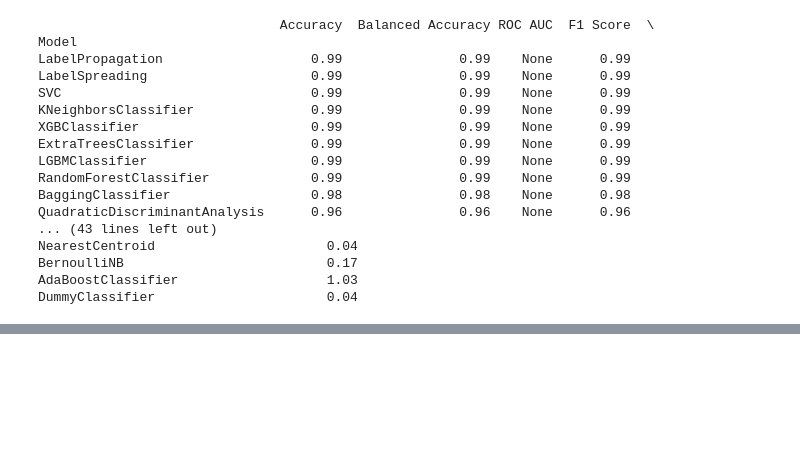
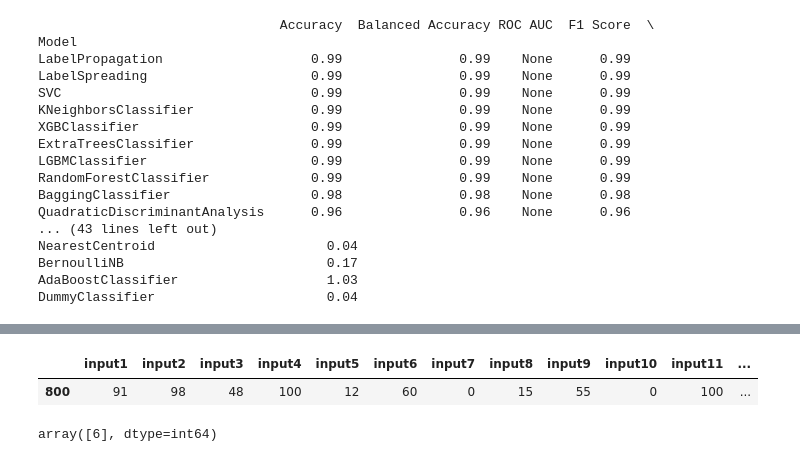
Before and after one commit to ayaramis/DataScience, a Jupyter notebook: Hand Written Digits.ipynb, the cells around one changed output, grey strips where cells are left out. Cells and saved outputs as stored; diff of their text form; code cells hidden in the pictures; blank space fills up the shorter version.

```diff
--- a/Hand Written Digits.ipynb
+++ b/Hand Written Digits.ipynb
@@ -458,12 +454,0 @@ dt_recall = recall_score(y_test, y_pred, average='macro')
-# %%
-model = DecisionTreeClassifier(max_depth = None,
-                            max_features = None,
-                            min_samples_leaf = 1,
-                            min_samples_split = 2,
-                            splitter = 'best',
-                            random_state=1)
-model.fit(X_train, y_train)
-model.feature_importances_
-feats = pd.DataFrame(index=X.columns, data= model.feature_importances_, columns=['dt_importance'])
-dt_imp_feats = feats.sort_values("dt_importance", ascending = False)
-dt_imp_feats
@@ -619,8 +576,0 @@ rf_recall = recall_score(y_test, y_pred, average='macro')
-# %%
-model = RandomForestClassifier(max_depth=4, max_features=2, max_samples=0.8,
-                       min_samples_leaf=2, n_estimators=200, random_state=1)
-model.fit(X_train, y_train)
-model.feature_importances_
-feats = pd.DataFrame(index=X.columns, data= model.feature_importances_, columns=['rf_importance'])
-rf_imp_feats = feats.sort_values("rf_importance", ascending = False)
-rf_imp_feats
@@ -726,0 +673,11 @@ svc = Pipeline(steps=operations).fit(X, y)
+# %%
+obs = X_train[22:23]
+obs
+# %% [output]
+|  | input1 | input2 | input3 | input4 | input5 | input6 | input7 | input8 | input9 | input10 | input11 | ... |
+| 800 | 91 | 98 | 48 | 100 | 12 | 60 | 0 | 15 | 55 | 0 | 100 | ... |
+# %%
+prediction = svc.predict(obs)
+prediction
+# %% [output]
+array([6], dtype=int64)
```
Also changed, not shown: parts of 18 cells of this notebook.
